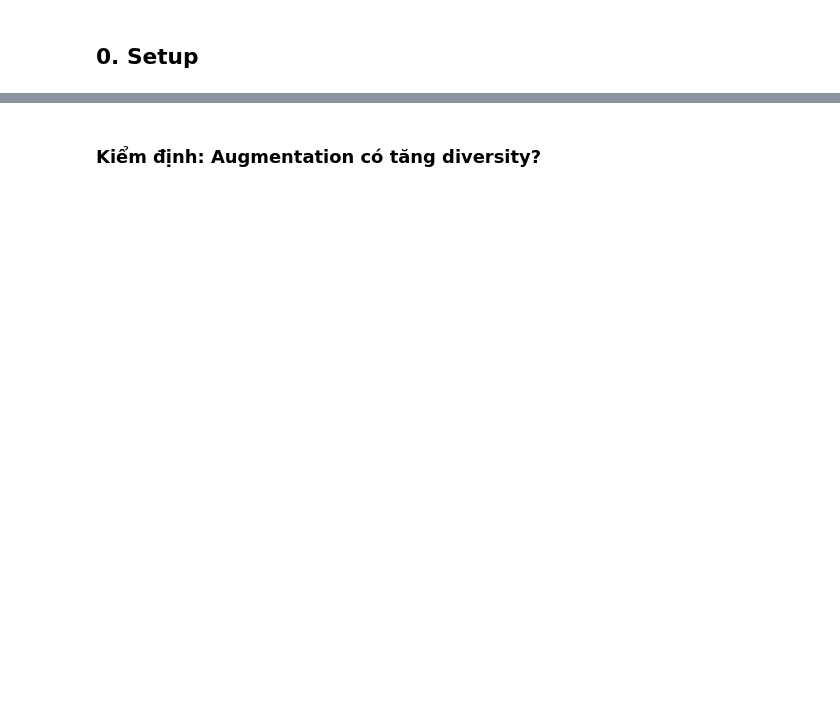
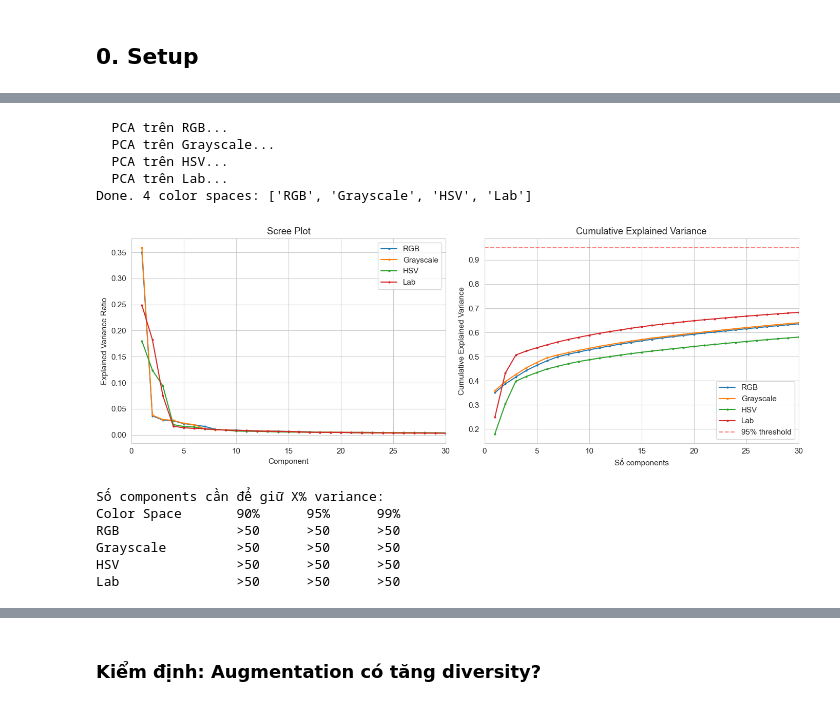
Before and after one commit to chisngyen/DataMining-Lab1, a Jupyter notebook: notebooks/02_preprocessing_image.ipynb, the cells around one changed output, grey strips where cells are left out. Cells and saved outputs as stored; diff of their text form; code cells hidden in the pictures; blank space fills up the shorter version.

```diff
--- a/notebooks/02_preprocessing_image.ipynb
+++ b/notebooks/02_preprocessing_image.ipynb
@@ -216,9 +9,0 @@ plt.show()
-# %%
-print("So components can de giu X% variance:")
-print(f"{'Color Space':<12} {'90%':>8} {'95%':>8} {'99%':>8}")
-for cs_name, evr in pca_results.items():
-    cum = np.cumsum(evr)
-    n90 = np.argmax(cum >= 0.90) + 1
-    n95 = np.argmax(cum >= 0.95) + 1
-    n99 = np.argmax(cum >= 0.99) + 1 if cum[-1] >= 0.99 else ">50"
-    print(f"{cs_name:<12} {n90:>8} {n95:>8} {str(n99):>8}")
@@ -445,0 +271,70 @@ plt.show()
+# %%
+COLOR_SPACES = {
+    'RGB': lambda img: img,
+    'Grayscale': lambda img: cv2.cvtColor(img, cv2.COLOR_RGB2GRAY),
+    'HSV': lambda img: cv2.cvtColor(img, cv2.COLOR_RGB2HSV),
+    'Lab': lambda img: cv2.cvtColor(img, cv2.COLOR_RGB2Lab)
+}
+
+pca_results = {}
+n_pca_sample = 500
+pca_samples = load_sample(n_per_class=12)[:n_pca_sample]
+
+for cs_name, convert_fn in COLOR_SPACES.items():
+    print(f"  PCA trên {cs_name}...")
+    features = []
+    for img, _ in pca_samples:
+        converted = convert_fn(img)
+        if converted.ndim == 2:
+            converted = converted[:, :, np.newaxis]
+        features.append(converted.reshape(-1).astype(np.float32))
+    X = StandardScaler().fit_transform(np.array(features))
+    pca = PCA(n_components=min(50, X.shape[0]-1))
+    pca.fit(X)
+    pca_results[cs_name] = pca.explained_variance_ratio_
+
+print(f"Done. {len(pca_results)} color spaces: {list(pca_results.keys())}")
+# %% [output]
+  PCA trên RGB...
+  PCA trên Grayscale...
+  PCA trên HSV...
+  PCA trên Lab...
+Done. 4 color spaces: ['RGB', 'Grayscale', 'HSV', 'Lab']
+# %%
+fig, axes = plt.subplots(1, 2, figsize=(14, 5))
+for cs_name, evr in pca_results.items():
+    axes[0].plot(range(1, len(evr)+1), evr[:50], marker='.', label=cs_name, markersize=4)
+axes[0].set_xlabel("Component")
+axes[0].set_ylabel("Explained Variance Ratio")
+axes[0].set_title("Scree Plot")
+axes[0].legend()
+axes[0].set_xlim(0, 30)
+
+for cs_name, evr in pca_results.items():
+    axes[1].plot(range(1, len(evr)+1), np.cumsum(evr[:50]), marker='.', label=cs_name, markersize=4)
+axes[1].axhline(0.95, color='red', linestyle='--', alpha=0.5, label='95% threshold')
+axes[1].set_xlabel("Số components")
+axes[1].set_ylabel("Cumulative Explained Variance")
+axes[1].set_title("Cumulative Explained Variance")
+axes[1].legend()
+axes[1].set_xlim(0, 30)
+plt.tight_layout()
+plt.show()
+# %% [output]
+[figure, added]
+# %%
+print("Số components cần để giữ X% variance:")
+print(f"{'Color Space':<12} {'90%':>8} {'95%':>8} {'99%':>8}")
+for cs_name, evr in pca_results.items():
+    cum = np.cumsum(evr)
+    n90 = np.argmax(cum >= 0.90) + 1 if cum[-1] >= 0.90 else f">{len(evr)}"
+    n95 = np.argmax(cum >= 0.95) + 1 if cum[-1] >= 0.95 else f">{len(evr)}"
+    n99 = np.argmax(cum >= 0.99) + 1 if cum[-1] >= 0.99 else f">{len(evr)}"
+    print(f"{cs_name:<12} {str(n90):>8} {str(n95):>8} {str(n99):>8}")
+# %% [output]
+Số components cần để giữ X% variance:
+Color Space       90%      95%      99%
+RGB               >50      >50      >50
+Grayscale         >50      >50      >50
+HSV               >50      >50      >50
+Lab               >50      >50      >50
```
Also changed, not shown: parts of 107 cells of this notebook, 1 other file.
